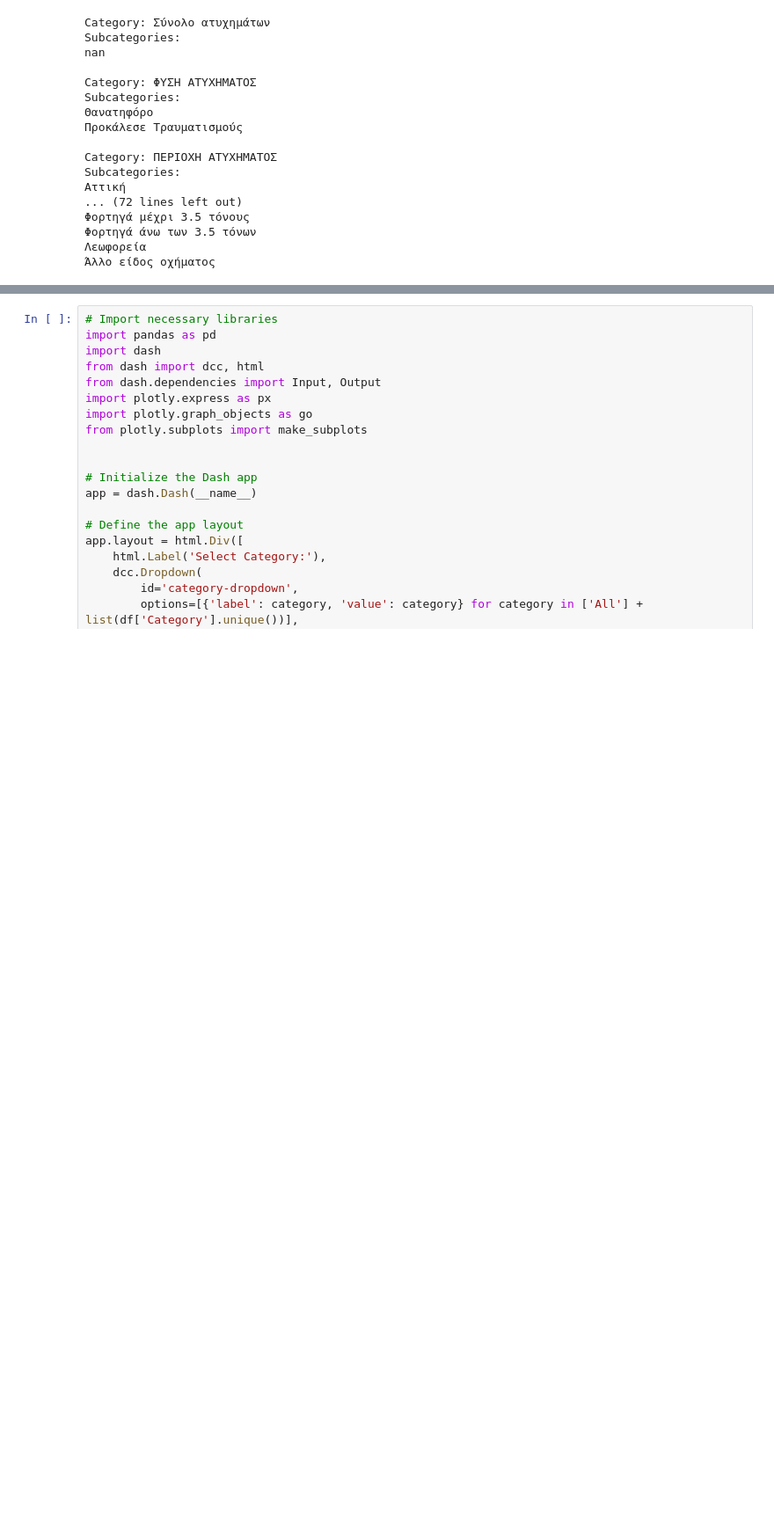
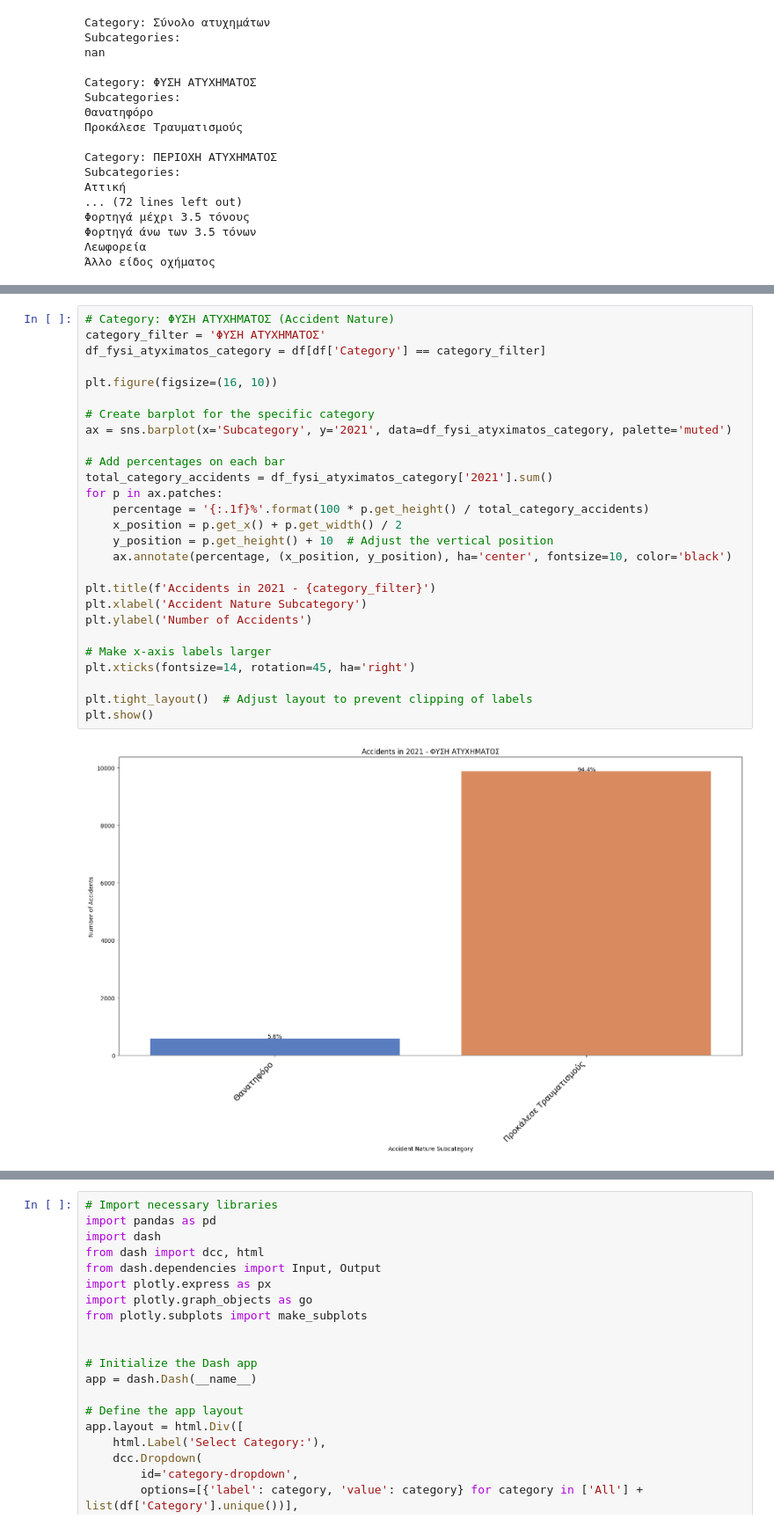
Before and after one commit to hippoghost/CarAccidentAnalysis, a Jupyter notebook: interactive visualizations.ipynb, the cells around one changed output, grey strips where cells are left out. Shown at 88% size. Cells and saved outputs as stored; diff of their text form; blank space fills up the shorter version.

```diff
--- a/interactive visualizations.ipynb
+++ b/interactive visualizations.ipynb
@@ -136,0 +183,29 @@ Subcategories:
+# %%
+# Category: ΦΥΣΗ ΑΤΥΧΗΜΑΤΟΣ (Accident Nature)
+category_filter = 'ΦΥΣΗ ΑΤΥΧΗΜΑΤΟΣ'
+df_fysi_atyximatos_category = df[df['Category'] == category_filter]
+
+plt.figure(figsize=(16, 10))
+
+# Create barplot for the specific category
+ax = sns.barplot(x='Subcategory', y='2021', data=df_fysi_atyximatos_category, palette='muted')
+
+# Add percentages on each bar
+total_category_accidents = df_fysi_atyximatos_category['2021'].sum()
+for p in ax.patches:
+    percentage = '{:.1f}%'.format(100 * p.get_height() / total_category_accidents)
+    x_position = p.get_x() + p.get_width() / 2
+    y_position = p.get_height() + 10  # Adjust the vertical position
+    ax.annotate(percentage, (x_position, y_position), ha='center', fontsize=10, color='black')
+
+plt.title(f'Accidents in 2021 - {category_filter}')
+plt.xlabel('Accident Nature Subcategory')
+plt.ylabel('Number of Accidents')
+
+# Make x-axis labels larger
+plt.xticks(fontsize=14, rotation=45, ha='right')
+
+plt.tight_layout()  # Adjust layout to prevent clipping of labels
+plt.show()
+# %% [output]
+[figure, added]
```
Also changed, not shown: parts of 4 cells of this notebook, 1 other file.
